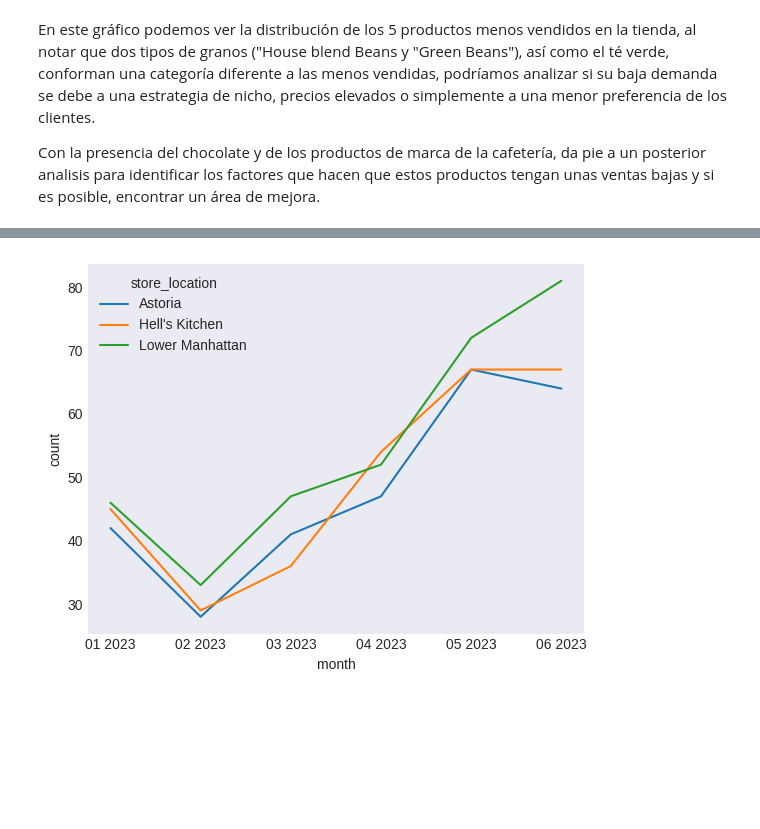
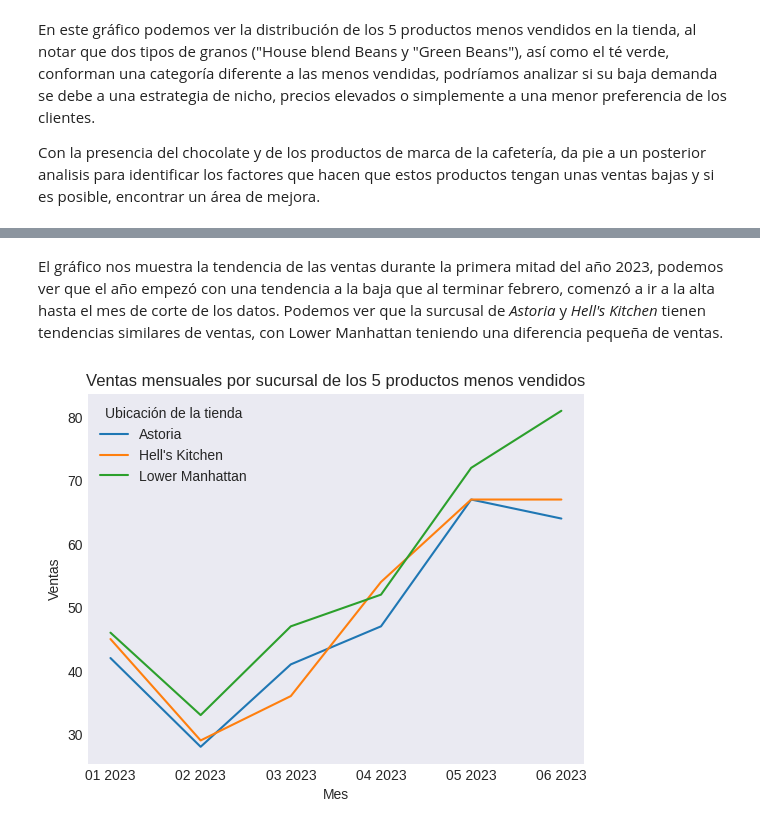
Before and after one commit to eddieisoffline/Portfolio-Data-Science, a Jupyter notebook: cafe/notebook/notebook.ipynb, the cells around one changed output, grey strips where cells are left out. Saved outputs shown, nothing was run; the diff lists cells and outputs as text; code cells hidden in the pictures; blank space fills up the shorter version.

Commit message:
docs: Agrega interpretación del gráfico de las ventas mensuales por sucursal

```diff
--- a/cafe/notebook/notebook.ipynb
+++ b/cafe/notebook/notebook.ipynb
@@ -822,3 +878,5 @@ coffee_sales[coffee_sales['product_type'].isin(product_type_count_bottom5.iloc[:
+# %% [markdown]
+El gráfico nos muestra la tendencia de las ventas durante la primera mitad del año 2023, podemos ver que el año empezó con una tendencia a la baja que al terminar febrero, comenzó a ir a la alta hasta el mes de corte de los datos. Podemos ver que la surcusal de *Astoria* y *Hell's Kitchen* tienen tendencias similares de ventas, con Lower Manhattan teniendo una diferencia pequeña de ventas.
 # %%
 bottom_products = coffee_sales[coffee_sales['product_type'].isin(product_type_count_bottom5['product_type'])]
 columnas = ['transaction_timestamp', 'product_type', 'store_location']
@@ -832,9 +890,13 @@ bottom_sales_per_month_by_location = (
 # %%
 sns.lineplot(
     x = bottom_sales_per_month_by_location["month"],
     y = bottom_sales_per_month_by_location["count"],
     hue=  bottom_sales_per_month_by_location["store_location"]
 )
+plt.xlabel("Mes")
+plt.ylabel("Ventas")
+plt.legend(title = "Ubicación de la tienda")
+plt.title("Ventas mensuales por sucursal de los 5 productos menos vendidos")
 plt.show()
 # %% [output]
-[figure, old version]
+[figure, new version]
```
Also changed, not shown: parts of 17 cells of this notebook.
